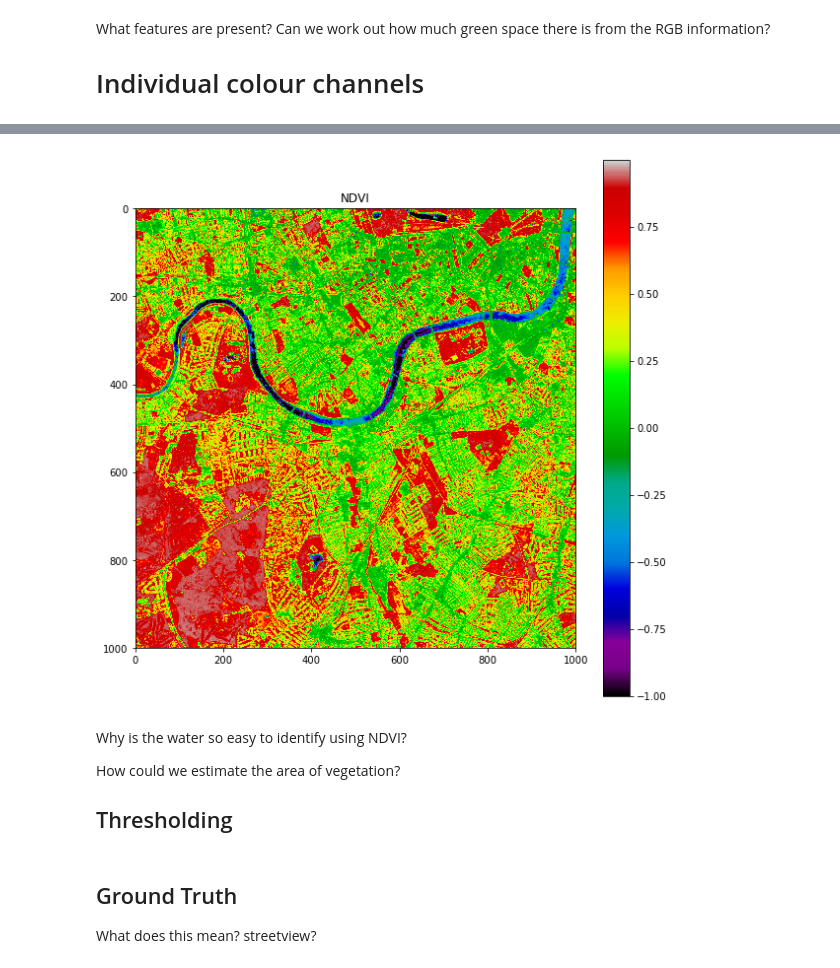
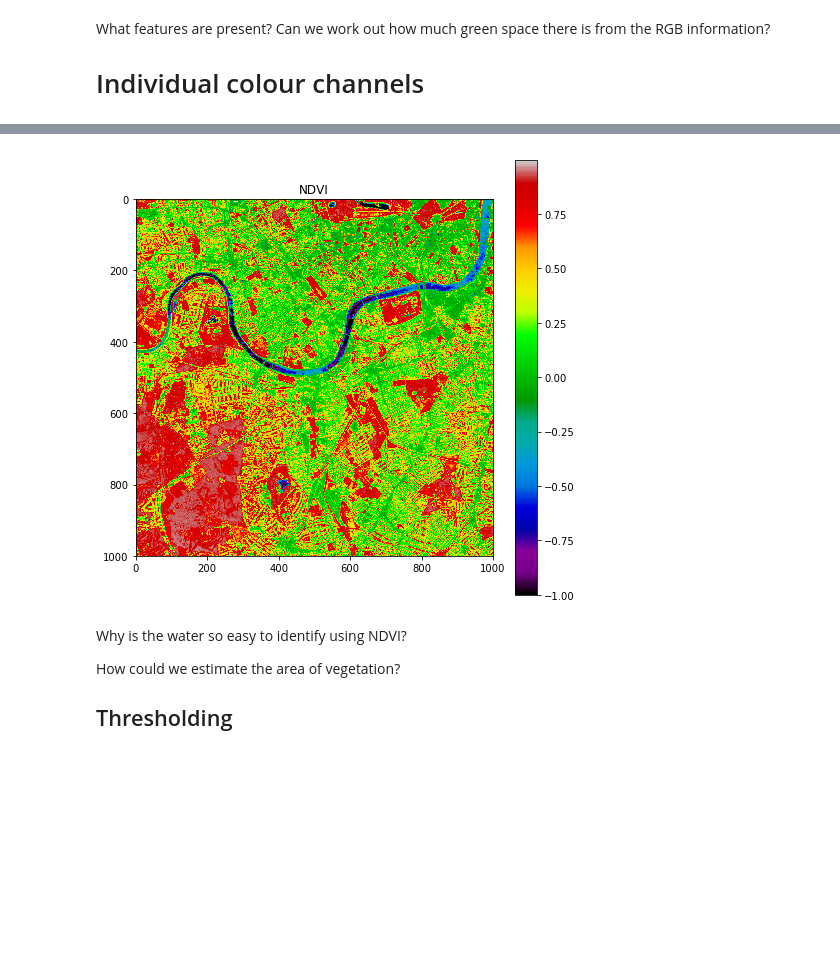
Before and after one commit to joe-fennell/data-analysis-part-1, a Jupyter notebook: Sentinel2_Example.ipynb, the cells around one changed output, grey strips where cells are left out. Saved outputs shown, nothing was run; the diff lists cells and outputs as text; code cells hidden in the pictures; blank space fills up the shorter version.

```diff
--- a/Sentinel2_Example.ipynb
+++ b/Sentinel2_Example.ipynb
@@ -29,7 +23,0 @@ im1 = np.load('data/satellite_data.npy')
-# %%
-def calculate_NDVI(image):
-    """ This function calculates the Normalised Differential Vegetation Index for
-    the 4-band data provided in this exercise. A 2D array is returned"""
-    r = image[:,:,2]
-    ir = image[:,:,3]
-    return (ir-r)/(ir+r)
@@ -86,14 +80,15 @@ plt.show()
 # %%
 # calculate NDVI
 ndvi = calculate_NDVI(im1)
 
-plt.figure(figsize=(10,10))
+# plot
+plt.figure(figsize=(8,8))
 plt.imshow(ndvi,'nipy_spectral')
 plt.title('NDVI')
 plt.colorbar()
 plt.show()
 # %% [output]
-[figure, old version]
+[figure, new version]
 # %% [markdown]
 Why is the water so easy to identify using NDVI?
 
@@ -105,5 +97,0 @@ How could we estimate the area of vegetation?
-# %% [markdown]
-## Ground Truth
-
-What does this mean?
-streetview?
```
Also changed, not shown: parts of 18 cells of this notebook, 1 other file.
